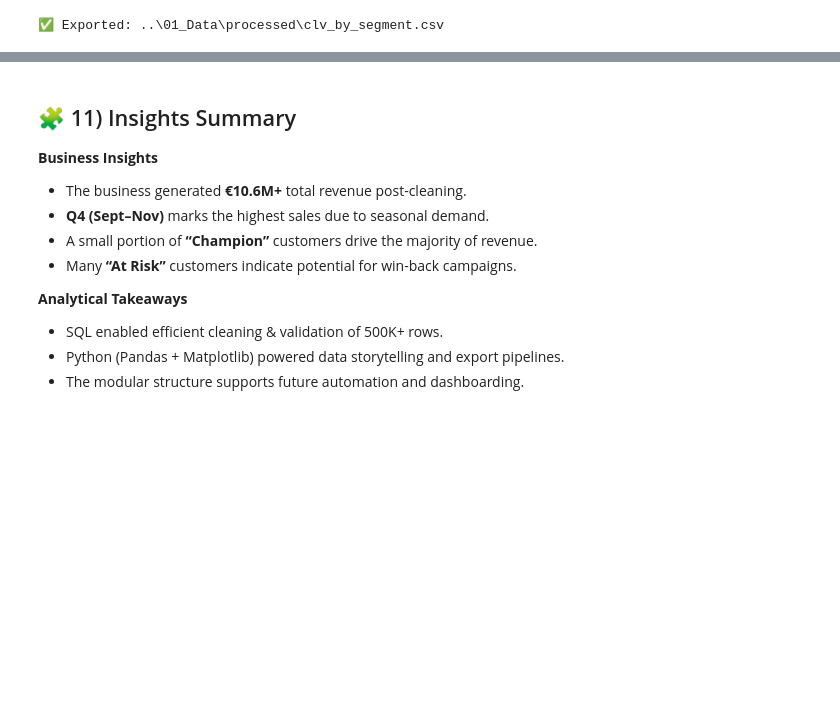
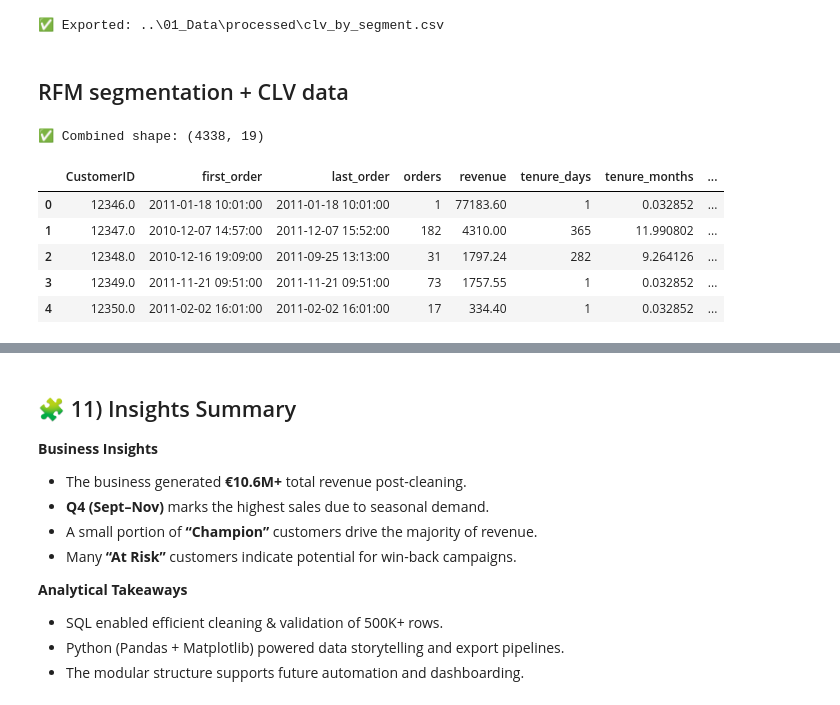
Before and after one commit to HuzeifKhan/Ecommerce-Finance-Analytics-Portfolio, a Jupyter notebook: 03_Analysis/ecommerce_analysis.ipynb, the cells around one changed output, grey strips where cells are left out. Saved outputs shown, nothing was run; the diff lists cells and outputs as text; code cells hidden in the pictures; blank space fills up the shorter version.

```diff
--- a/03_Analysis/ecommerce_analysis.ipynb
+++ b/03_Analysis/ecommerce_analysis.ipynb
@@ -1369,3 +1369,37 @@ seg_summary.to_csv(out_csv, index=False)
 print("✅ Exported:", out_csv)
 # %% [output]
 ✅ Exported: ..\01_Data\processed\clv_by_segment.csv
+# %% [markdown]
+## RFM segmentation + CLV data
+# %%
+import pandas as pd
+from pathlib import Path
+
+# Load datasets
+clv = pd.read_csv(Path("../01_Data/processed/customer_clv.csv"))
+rfm = pd.read_csv(Path("../01_Data/processed/customer_rfm_segments.csv"))
+
+# Normalize columns
+def norm(df):
+    df = df.copy()
+    df.columns = [c.strip().replace(" ", "_").lower() for c in df.columns]
+    return df
+
+clv, rfm = norm(clv), norm(rfm)
+
+# Standardize key names
+if "customerid" in clv.columns: clv.rename(columns={"customerid": "CustomerID"}, inplace=True)
+if "customerid" in rfm.columns: rfm.rename(columns={"customerid": "CustomerID"}, inplace=True)
+
+# Merge datasets
+df = pd.merge(clv, rfm, on="CustomerID", how="left")
+print("✅ Combined shape:", df.shape)
+df.head()
+# %% [output]
+✅ Combined shape: (4338, 19)
+|  | CustomerID | first_order | last_order | orders | revenue | tenure_days | tenure_months | ... |
+| 0 | 12346.0 | 2011-01-18 10:01:00 | 2011-01-18 10:01:00 | 1 | 77183.60 | 1 | 0.032852 | ... |
+| 1 | 12347.0 | 2010-12-07 14:57:00 | 2011-12-07 15:52:00 | 182 | 4310.00 | 365 | 11.990802 | ... |
+| 2 | 12348.0 | 2010-12-16 19:09:00 | 2011-09-25 13:13:00 | 31 | 1797.24 | 282 | 9.264126 | ... |
+| 3 | 12349.0 | 2011-11-21 09:51:00 | 2011-11-21 09:51:00 | 73 | 1757.55 | 1 | 0.032852 | ... |
+| 4 | 12350.0 | 2011-02-02 16:01:00 | 2011-02-02 16:01:00 | 17 | 334.40 | 1 | 0.032852 | ... |
```
Also changed, not shown: parts of 15 cells of this notebook, 5 other files.
